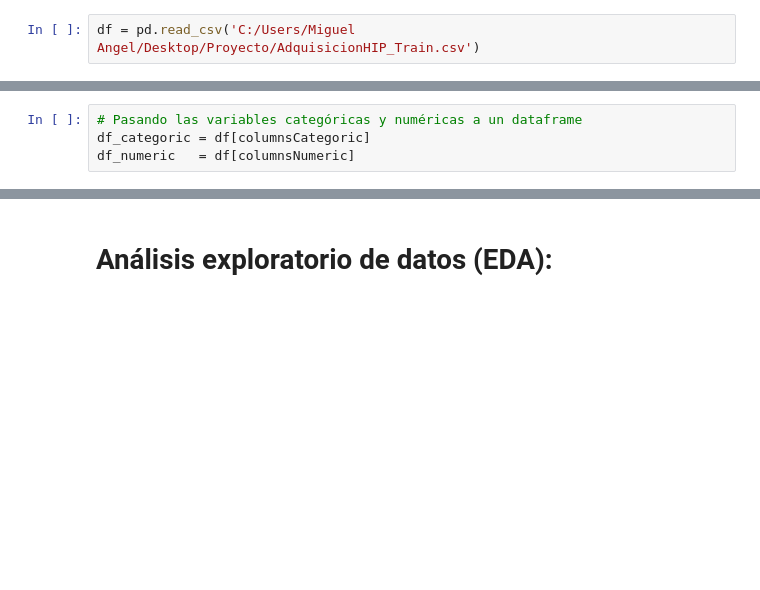
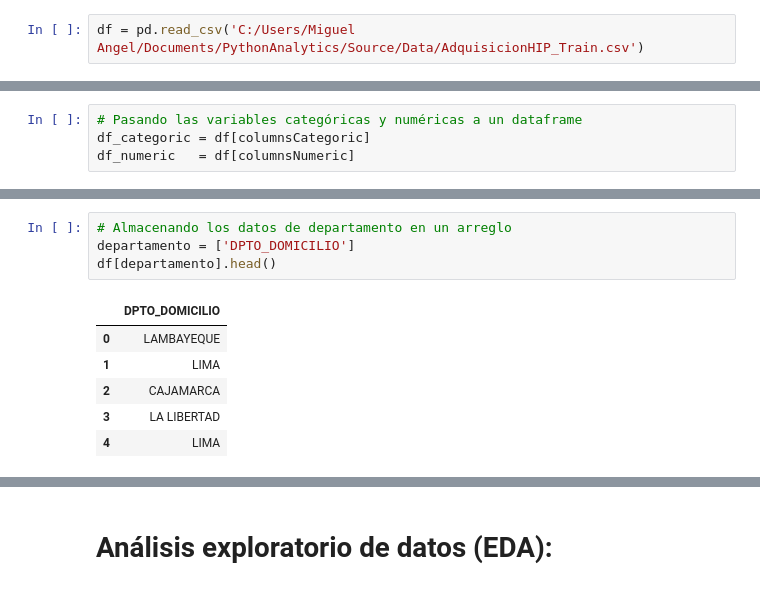
Before and after one commit to MiguelAngelTinocoArroyo/DataAnalytics, a Jupyter notebook: Source/Proyecto.ipynb, the cells around one changed output, grey strips where cells are left out. Cells and saved outputs as stored; diff of their text form; blank space fills up the shorter version.

```diff
--- a/Source/Proyecto.ipynb
+++ b/Source/Proyecto.ipynb
@@ -19,5 +23,5 @@ warnings.filterwarnings("ignore")
 # %%
-df = pd.read_csv('C:/Users/Miguel Angel/Desktop/Proyecto/AdquisicionHIP_Train.csv')
+df = pd.read_csv('C:/Users/Miguel Angel/Documents/PythonAnalytics/Source/Data/AdquisicionHIP_Train.csv')
 # %%
 df.head()
 # %% [output]
@@ -233,3 +237,14 @@ df_numeric.describe()
 | 50% | 37.000000 | 1.000000 | 10.000000 | 605.000000 | 0.000000 | ... |
 | 75% | 47.000000 | 2.000000 | 16.000000 | 996.187500 | 0.000000 | ... |
 | max | 80.000000 | 11.000000 | 66.000000 | 55725.000000 | 1.000000 | ... |
+# %%
+# Almacenando los datos de departamento en un arreglo
+departamento = ['DPTO_DOMICILIO']
+df[departamento].head()
+# %% [output]
+|  | DPTO_DOMICILIO |
+| 0 | LAMBAYEQUE |
+| 1 | LIMA |
+| 2 | CAJAMARCA |
+| 3 | LA LIBERTAD |
+| 4 | LIMA |
```
Also changed, not shown: parts of 5 cells of this notebook.
